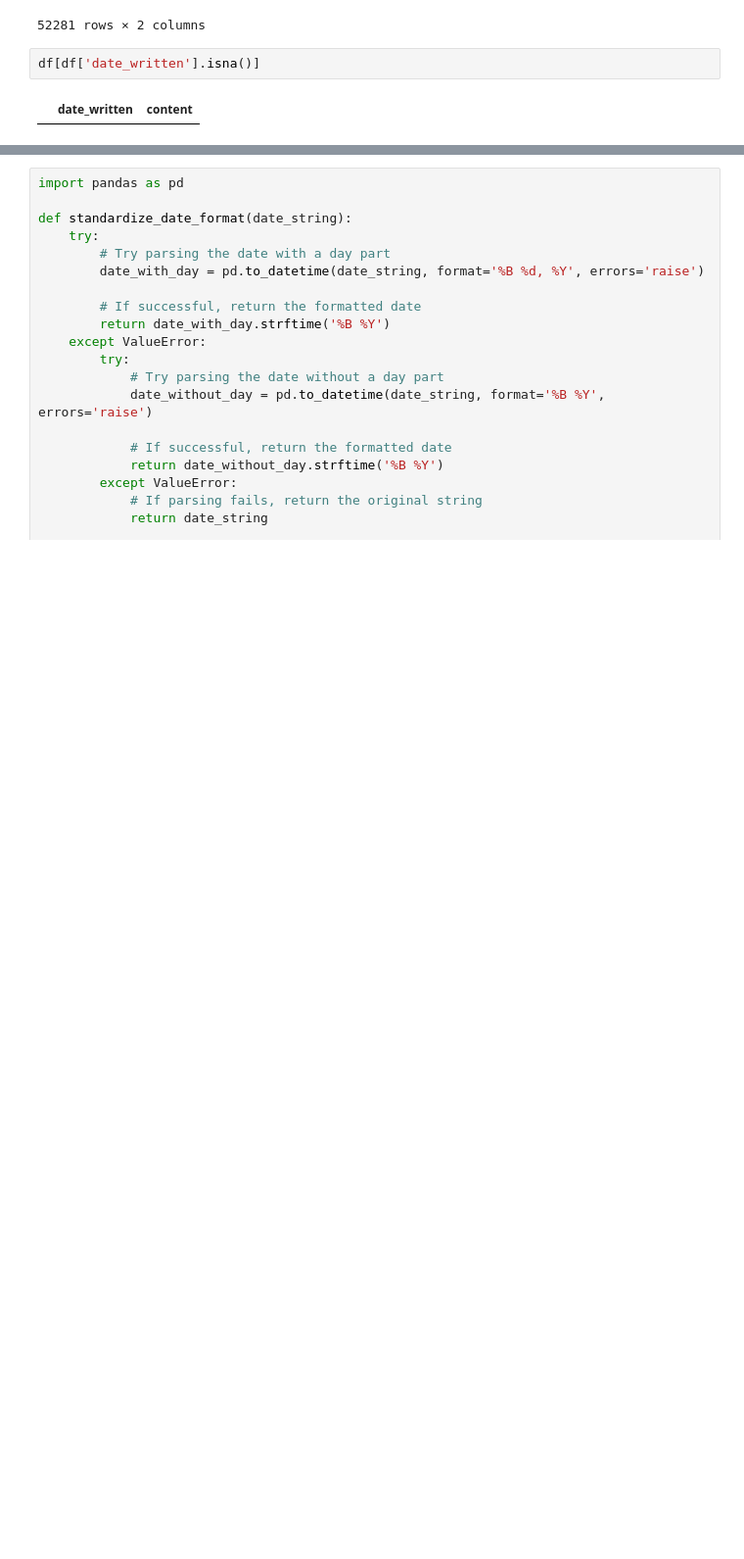
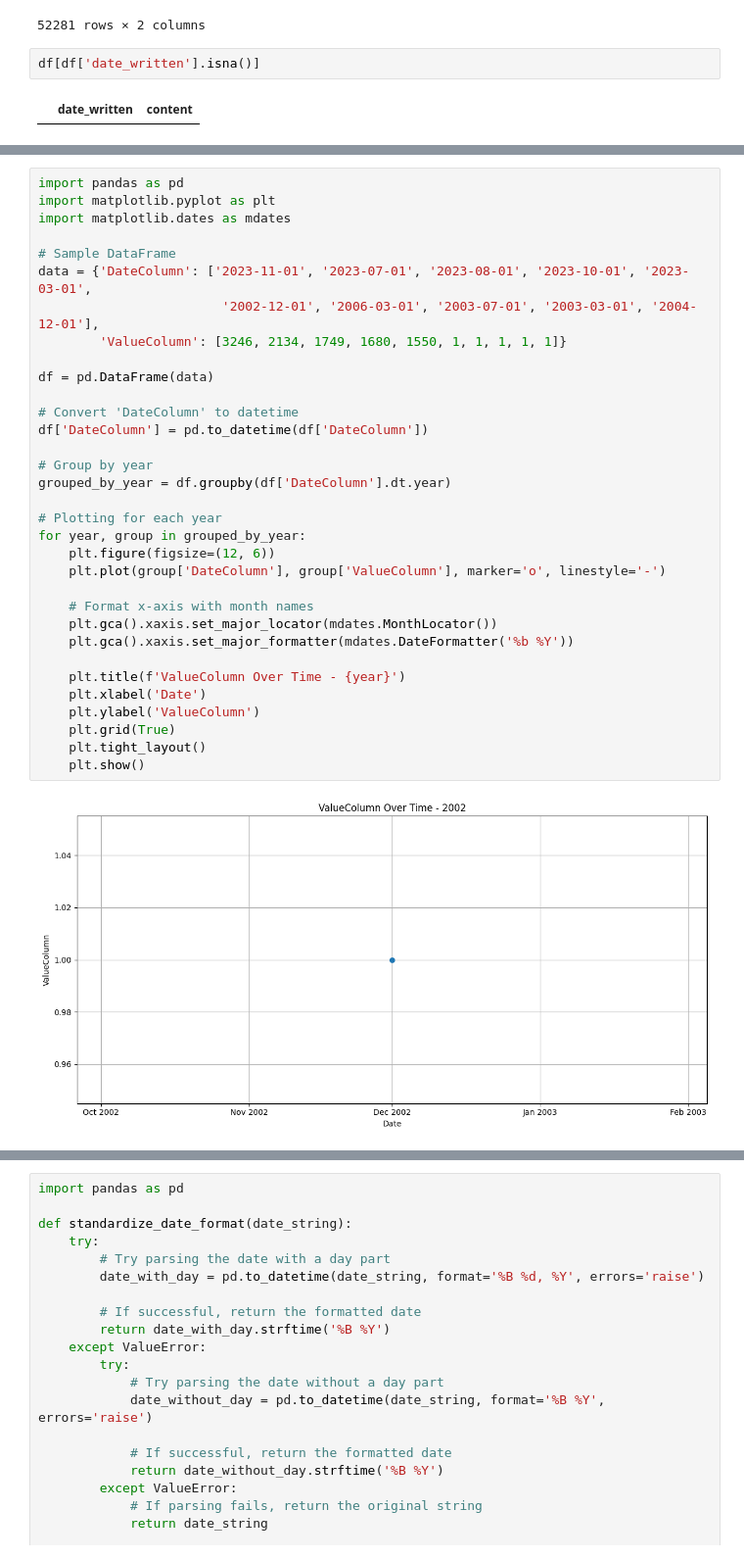
Before and after one commit to George-Michael-Dagogo/IMDB_tutorial, a Jupyter notebook: Tari_csv/tari_explore.ipynb, the cells around one changed output, grey strips where cells are left out. Shown at 98% size. Cells and saved outputs as stored; diff of their text form; blank space fills up the shorter version.

```diff
--- a/Tari_csv/tari_explore.ipynb
+++ b/Tari_csv/tari_explore.ipynb
@@ -317,0 +299,35 @@ print(df)
+# %%
+import pandas as pd
+import matplotlib.pyplot as plt
+import matplotlib.dates as mdates
+
+# Sample DataFrame
+data = {'DateColumn': ['2023-11-01', '2023-07-01', '2023-08-01', '2023-10-01', '2023-03-01',
+                        '2002-12-01', '2006-03-01', '2003-07-01', '2003-03-01', '2004-12-01'],
+        'ValueColumn': [3246, 2134, 1749, 1680, 1550, 1, 1, 1, 1, 1]}
+
+df = pd.DataFrame(data)
+
+# Convert 'DateColumn' to datetime
+df['DateColumn'] = pd.to_datetime(df['DateColumn'])
+
+# Group by year
+grouped_by_year = df.groupby(df['DateColumn'].dt.year)
+
+# Plotting for each year
+for year, group in grouped_by_year:
+    plt.figure(figsize=(12, 6))
+    plt.plot(group['DateColumn'], group['ValueColumn'], marker='o', linestyle='-')
+
+    # Format x-axis with month names
+    plt.gca().xaxis.set_major_locator(mdates.MonthLocator())
+    plt.gca().xaxis.set_major_formatter(mdates.DateFormatter('%b %Y'))
+
+    plt.title(f'ValueColumn Over Time - {year}')
+    plt.xlabel('Date')
+    plt.ylabel('ValueColumn')
+    plt.grid(True)
+    plt.tight_layout()
+    plt.show()
+# %% [output]
+[figure, added]
```
Also changed, not shown: parts of 4 cells of this notebook.
